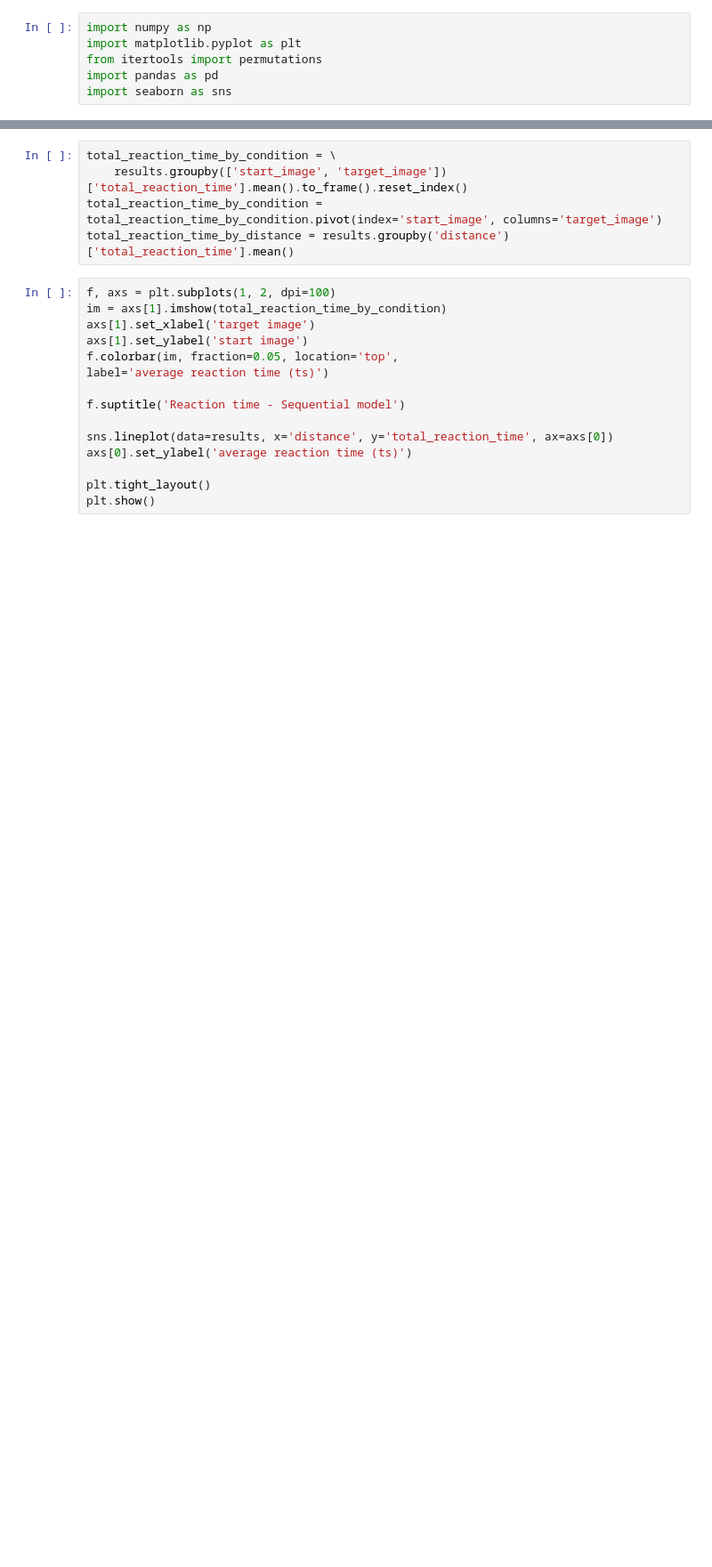
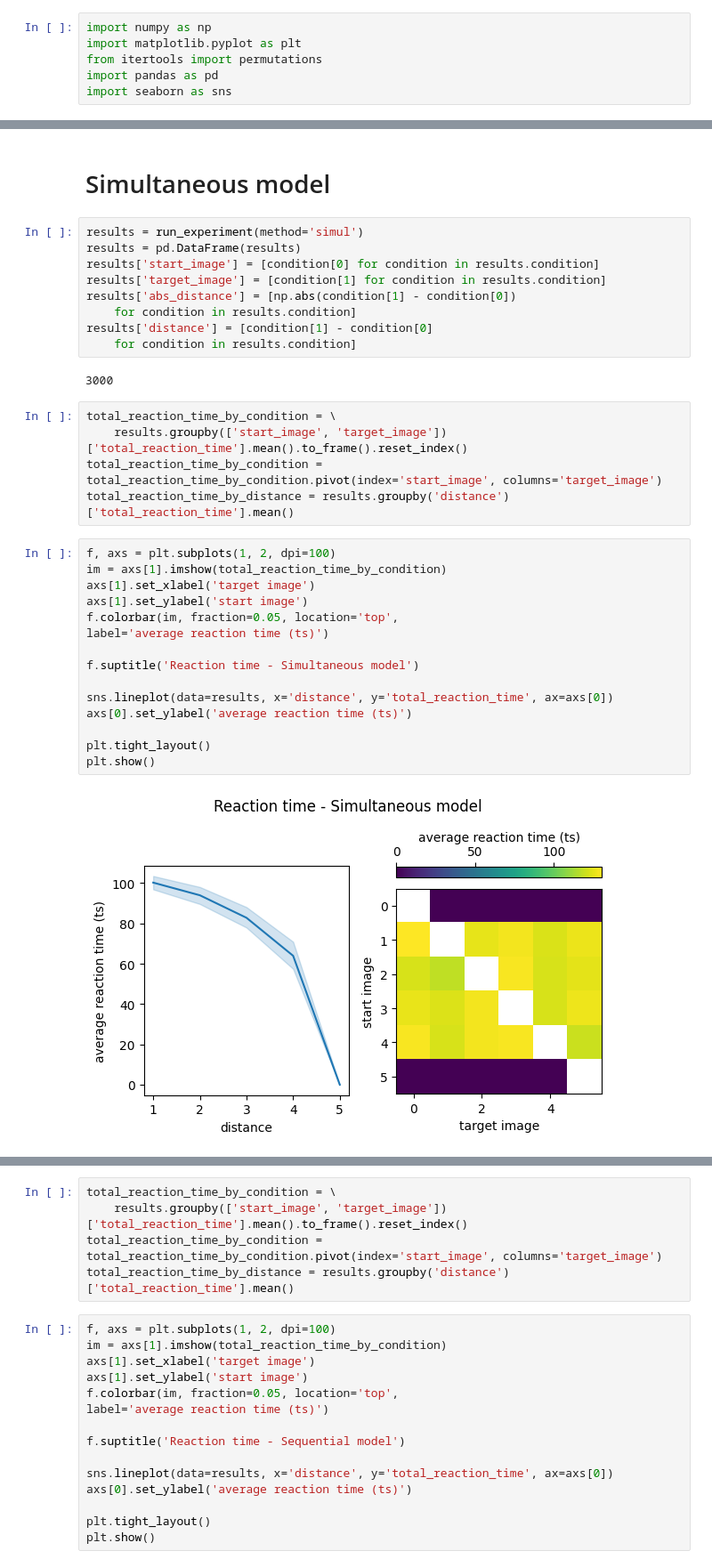
Before and after one commit to aidapiccato/mental-navigation-reaction-time, a Jupyter notebook: notebooks/scratch.ipynb, the cells around one changed output, grey strips where cells are left out. Shown: that part at 89% size. Drawn from its saved outputs; the diff is of its cells as text; blank space fills up the shorter version.

Commit message:
working on simultaneous

```diff
--- a/notebooks/scratch.ipynb
+++ b/notebooks/scratch.ipynb
@@ -165,3 +236,38 @@ def _plot_drift_diffusion(samples, trace, a, k, z, coh, **kwargs):
     axs[1].axhline(z, linestyle='--', color='black')
     axs[0].set_title(f'k={k}, a={a}, z={z}, coh={coh}')
     plt.show()
+# %% [markdown]
+# Simultaneous model
+# %%
+results = run_experiment(method='simul')
+results = pd.DataFrame(results)
+results['start_image'] = [condition[0] for condition in results.condition]
+results['target_image'] = [condition[1] for condition in results.condition]
+results['abs_distance'] = [np.abs(condition[1] - condition[0])
+    for condition in results.condition]
+results['distance'] = [condition[1] - condition[0]
+    for condition in results.condition]
+# %% [output]
+3000
+# %%
+total_reaction_time_by_condition = \
+    results.groupby(['start_image', 'target_image'])['total_reaction_time'].mean().to_frame().reset_index()
+total_reaction_time_by_condition = total_reaction_time_by_condition.pivot(index='start_image', columns='target_image')
+total_reaction_time_by_distance = results.groupby('distance')['total_reaction_time'].mean()
+# %%
+f, axs = plt.subplots(1, 2, dpi=100)
+im = axs[1].imshow(total_reaction_time_by_condition)
+axs[1].set_xlabel('target image')
+axs[1].set_ylabel('start image')
+f.colorbar(im, fraction=0.05, location='top',
+label='average reaction time (ts)')
+
+f.suptitle('Reaction time - Simultaneous model')
+
+sns.lineplot(data=results, x='distance', y='total_reaction_time', ax=axs[0])
+axs[0].set_ylabel('average reaction time (ts)')
+
+plt.tight_layout()
+plt.show()
+# %% [output]
+[figure, added]
```
Also changed, not shown: parts of 4 cells of this notebook.
